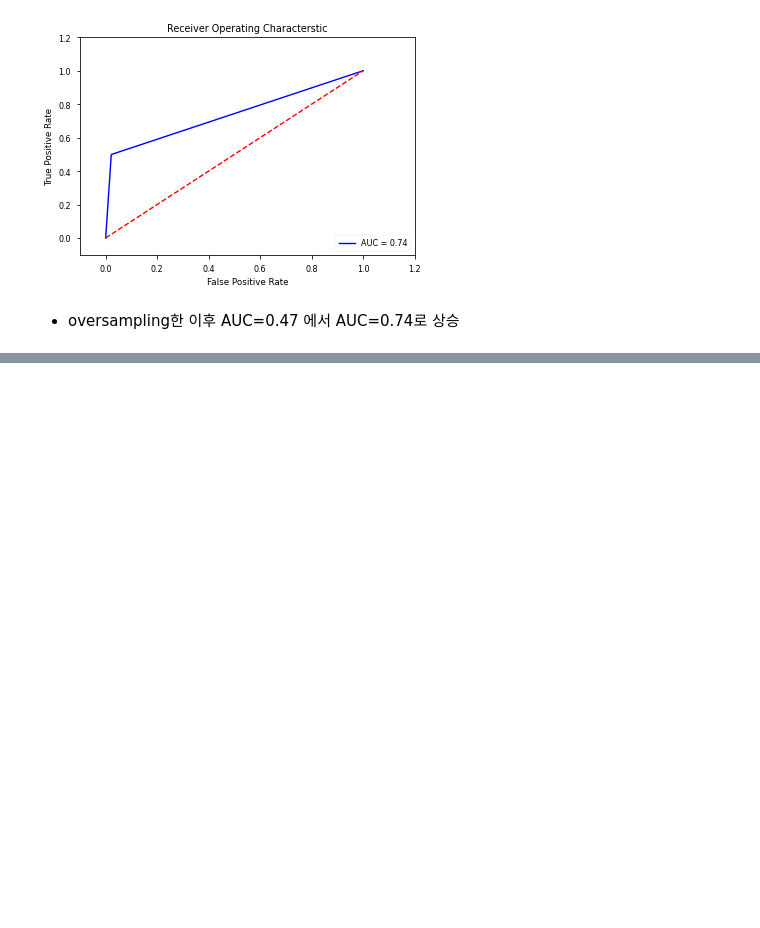
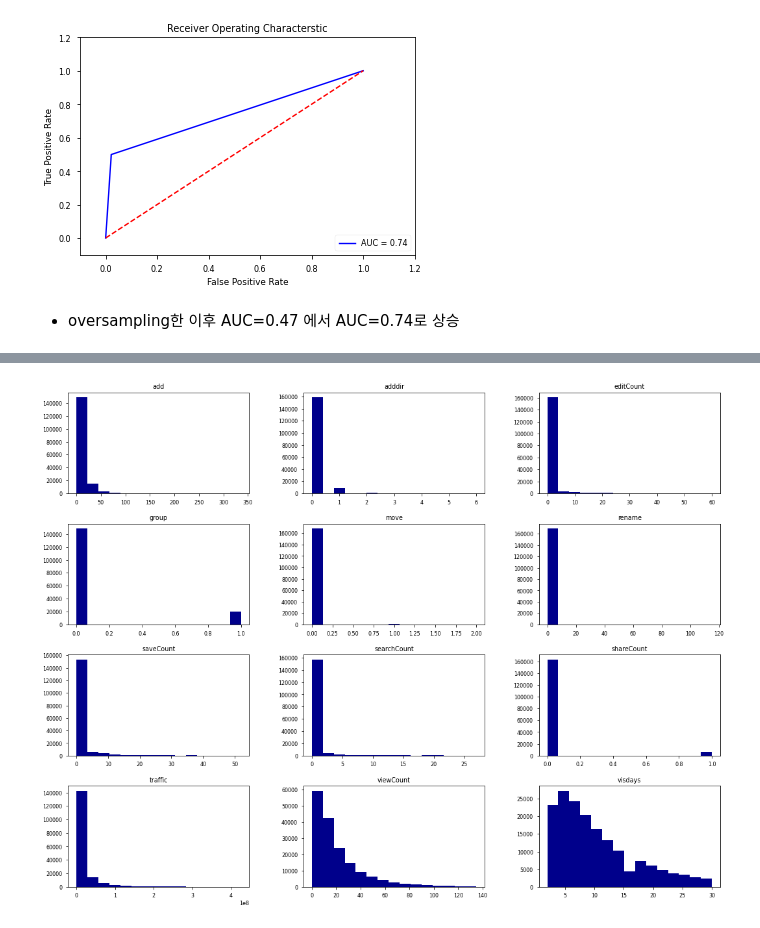
Before and after one commit to suhyun-cho/TIL, a Jupyter notebook: python/데이터분석Tutorial_결제예측 모델링.ipynb, the cells around one changed output, grey strips where cells are left out. Saved outputs shown, nothing was run; the diff lists cells and outputs as text; code cells hidden in the pictures; blank space fills up the shorter version.

```diff
--- a/python/데이터분석Tutorial_결제예측 모델링.ipynb
+++ b/python/데이터분석Tutorial_결제예측 모델링.ipynb
@@ -1497,0 +1627,4 @@ Text(0.5, 0, 'False Positive Rate')
+# %%
+df5_over.hist(bins=15, color='darkblue',figsize=(18,14),grid=False);
+# %% [output]
+[figure, added]
```
Also changed, not shown: parts of 52 cells of this notebook.
